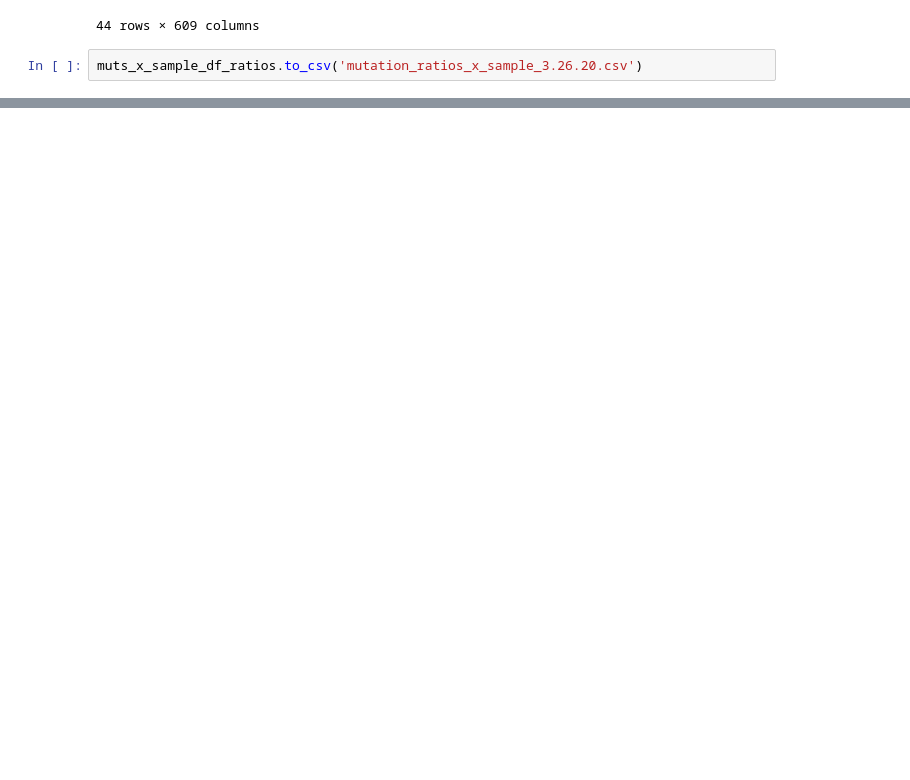
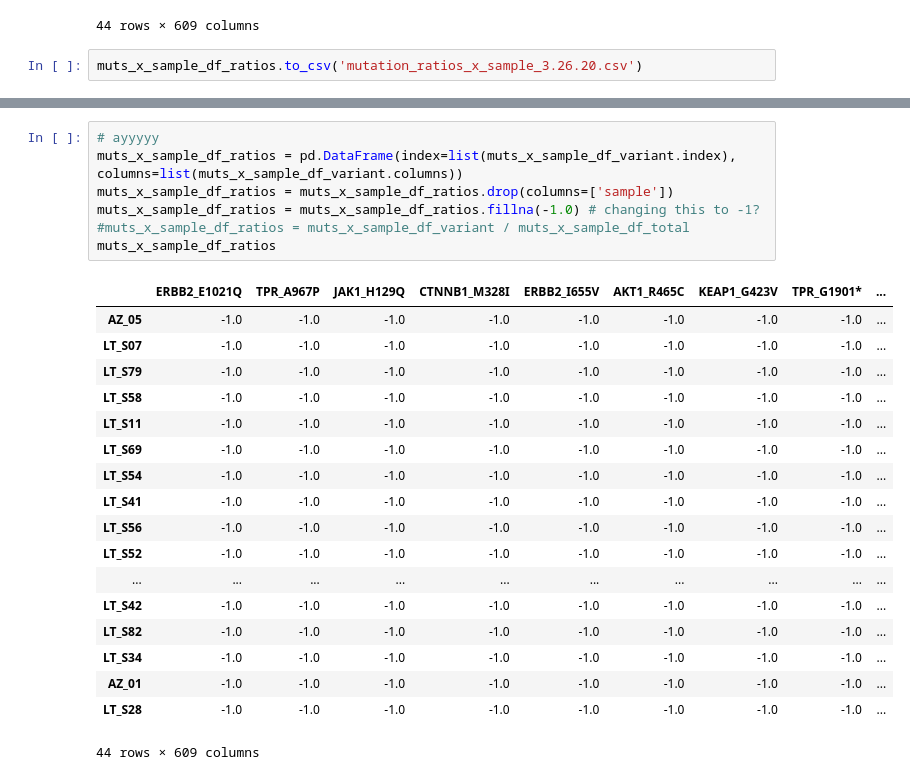
Before and after one commit to lincoln-harris/process_new_cells, a Jupyter notebook: validation_tables/make_by_sample_table_from_scratch.ipynb, the cells around one changed output, grey strips where cells are left out. Drawn from its saved outputs; the diff is of its cells as text; blank space fills up the shorter version.

```diff
--- a/validation_tables/make_by_sample_table_from_scratch.ipynb
+++ b/validation_tables/make_by_sample_table_from_scratch.ipynb
@@ -280,0 +290,26 @@ muts_x_sample_df_ratios.to_csv('mutation_ratios_x_sample_3.26.20.csv')
+# %%
+# ayyyyy
+muts_x_sample_df_ratios = pd.DataFrame(index=list(muts_x_sample_df_variant.index), columns=list(muts_x_sample_df_variant.columns))
+muts_x_sample_df_ratios = muts_x_sample_df_ratios.drop(columns=['sample'])
+muts_x_sample_df_ratios = muts_x_sample_df_ratios.fillna(-1.0) # changing this to -1?
+#muts_x_sample_df_ratios = muts_x_sample_df_variant / muts_x_sample_df_total
+muts_x_sample_df_ratios
+# %% [output]
+|  | ERBB2_E1021Q | TPR_A967P | JAK1_H129Q | CTNNB1_M328I | ERBB2_I655V | AKT1_R465C | KEAP1_G423V | TPR_G1901* | ... |
+| AZ_05 | -1.0 | -1.0 | -1.0 | -1.0 | -1.0 | -1.0 | -1.0 | -1.0 | ... |
+| LT_S07 | -1.0 | -1.0 | -1.0 | -1.0 | -1.0 | -1.0 | -1.0 | -1.0 | ... |
+| LT_S79 | -1.0 | -1.0 | -1.0 | -1.0 | -1.0 | -1.0 | -1.0 | -1.0 | ... |
+| LT_S58 | -1.0 | -1.0 | -1.0 | -1.0 | -1.0 | -1.0 | -1.0 | -1.0 | ... |
+| LT_S11 | -1.0 | -1.0 | -1.0 | -1.0 | -1.0 | -1.0 | -1.0 | -1.0 | ... |
+| LT_S69 | -1.0 | -1.0 | -1.0 | -1.0 | -1.0 | -1.0 | -1.0 | -1.0 | ... |
+| LT_S54 | -1.0 | -1.0 | -1.0 | -1.0 | -1.0 | -1.0 | -1.0 | -1.0 | ... |
+| LT_S41 | -1.0 | -1.0 | -1.0 | -1.0 | -1.0 | -1.0 | -1.0 | -1.0 | ... |
+| LT_S56 | -1.0 | -1.0 | -1.0 | -1.0 | -1.0 | -1.0 | -1.0 | -1.0 | ... |
+| LT_S52 | -1.0 | -1.0 | -1.0 | -1.0 | -1.0 | -1.0 | -1.0 | -1.0 | ... |
+| ... | ... | ... | ... | ... | ... | ... | ... | ... | ... |
+| LT_S42 | -1.0 | -1.0 | -1.0 | -1.0 | -1.0 | -1.0 | -1.0 | -1.0 | ... |
+| LT_S82 | -1.0 | -1.0 | -1.0 | -1.0 | -1.0 | -1.0 | -1.0 | -1.0 | ... |
+| LT_S34 | -1.0 | -1.0 | -1.0 | -1.0 | -1.0 | -1.0 | -1.0 | -1.0 | ... |
+| AZ_01 | -1.0 | -1.0 | -1.0 | -1.0 | -1.0 | -1.0 | -1.0 | -1.0 | ... |
+| LT_S28 | -1.0 | -1.0 | -1.0 | -1.0 | -1.0 | -1.0 | -1.0 | -1.0 | ... |
+44 rows × 609 columns
```
Also changed, not shown: parts of 7 cells of this notebook, 2 other files.
